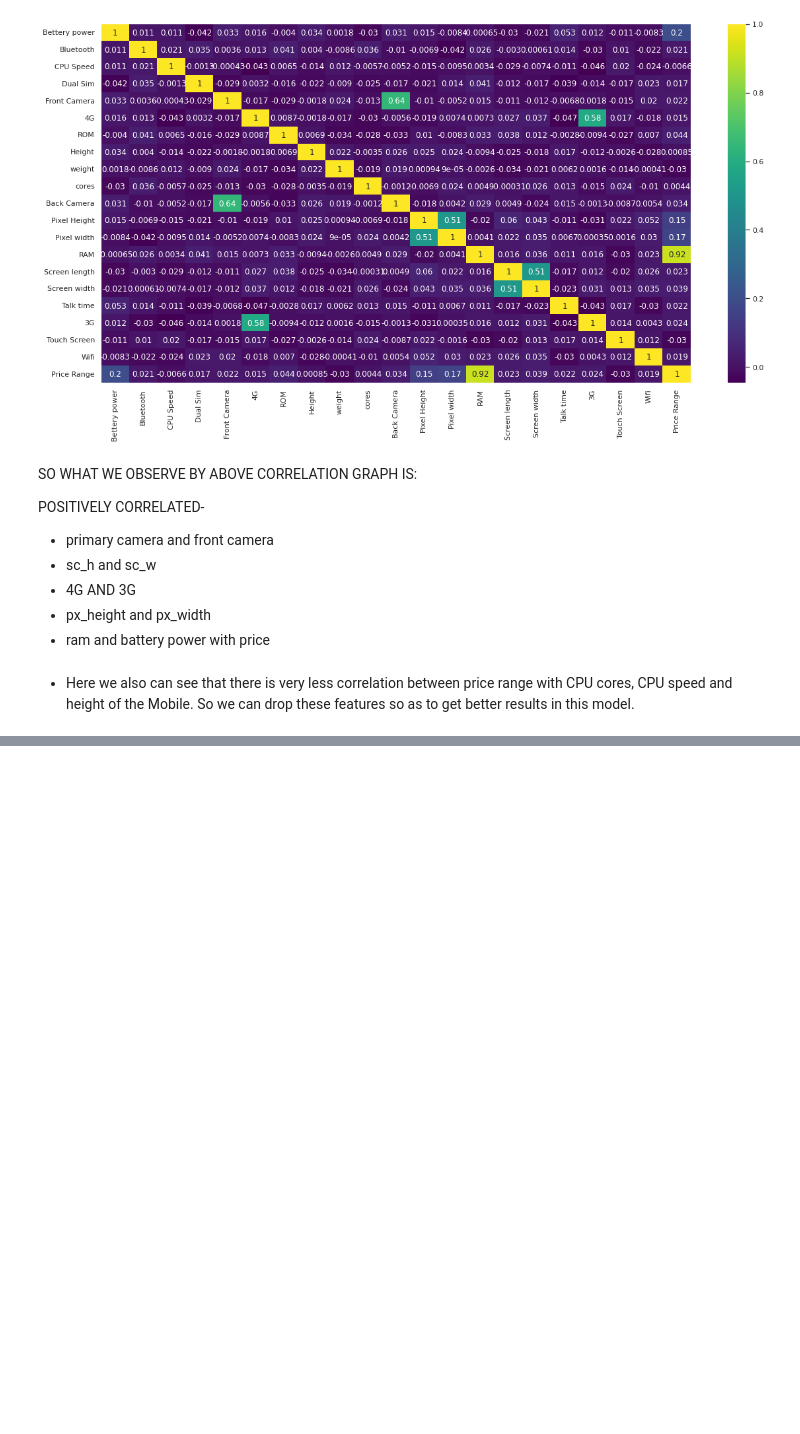
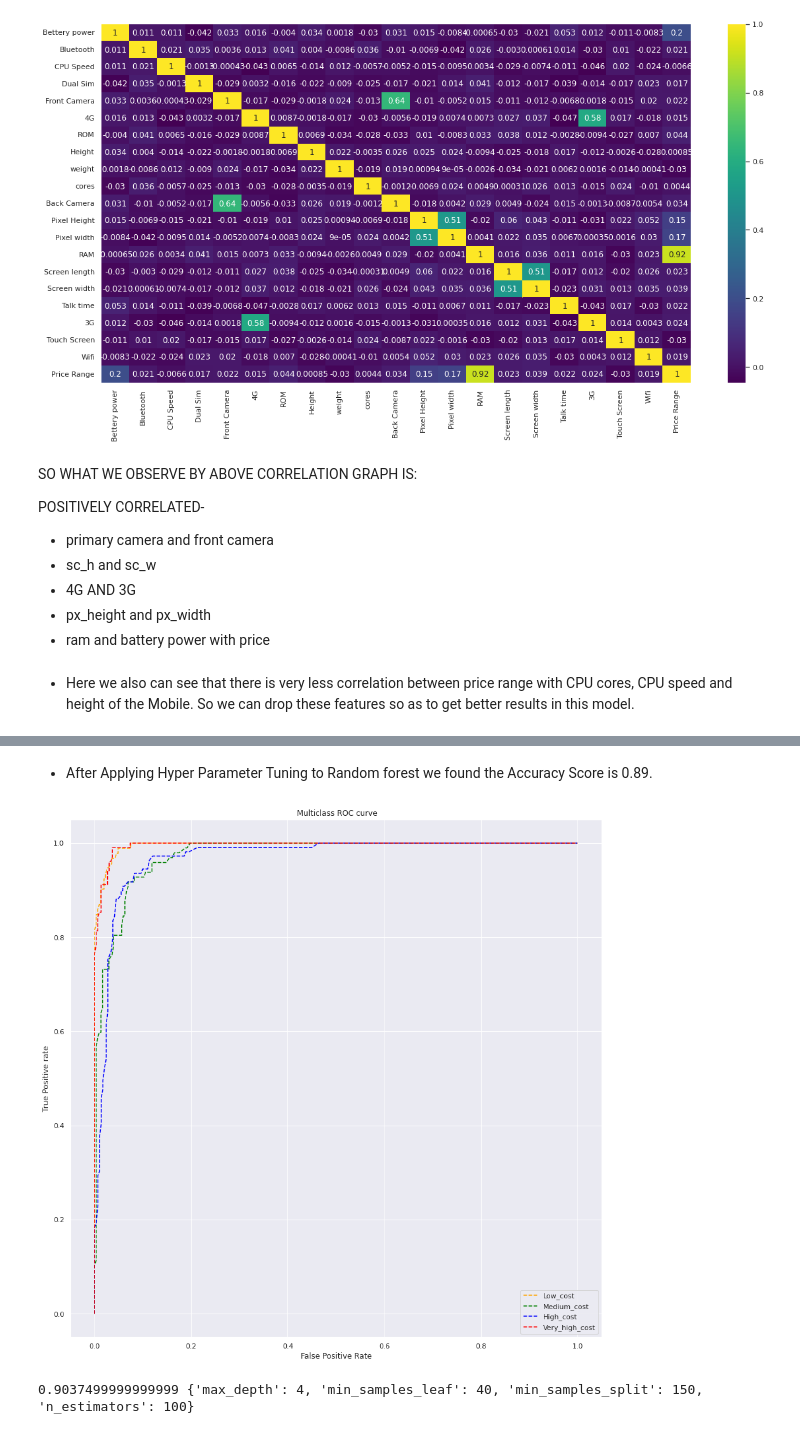
Before and after one commit to pratyushkumarrath/Mobile-Price-Range-Prediction, a Jupyter notebook: Mobile_Price_Range_Prediction_Capstone.ipynb, the cells around one changed output, grey strips where cells are left out. Drawn from its saved outputs; the diff is of its cells as text; code cells hidden in the pictures; blank space fills up the shorter version.

```diff
--- a/Mobile_Price_Range_Prediction_Capstone.ipynb
+++ b/Mobile_Price_Range_Prediction_Capstone.ipynb
@@ -695 +697,58 @@ print(gridgb.best_score_, gridgb.best_params_)
+# %% [markdown]
+* After Applying Hyper Parameter Tuning to Random forest we found the Accuracy Score is 0.89.
+# %%
+#predicting
+y_pred_proba = forest.predict_proba(X_test)
+roc_auc_score(Y_test, y_pred_proba, multi_class='ovo', average='weighted')
+
+# roc curve for classes
+fpr = {}
+tpr = {}
+thresh ={}
+
+n_class = 4
+
+for i in range(n_class):
+    fpr[i], tpr[i], thresh[i] = roc_curve(Y_test, test_preds_prob[:,i], pos_label=i)
+
+# plotting multiclass ROC curve
+plt.plot(fpr[0], tpr[0], linestyle='--',color='orange', label='Low_cost')
+plt.plot(fpr[1], tpr[1], linestyle='--',color='green', label='Medium_cost')
+plt.plot(fpr[2], tpr[2], linestyle='--',color='blue', label='High_cost')
+plt.plot(fpr[3], tpr[3], linestyle='--',color='red', label='Very_high_cost')
+plt.title(' Multiclass ROC curve')
+plt.xlabel('False Positive Rate')
+plt.ylabel('True Positive rate')
+plt.legend(loc='best')
+plt.savefig('Multiclass ROC',dpi=300);
+# %% [output]
+[figure, added]
+# %%
+# Number of trees
+n_estimators = [50,80,100]
+
+# Maximum depth of trees
+max_depth = [4,6,8]
+
+# Minimum number of samples required to split a node
+min_samples_split = [50,100,150]
+
+# Minimum number of samples required at each leaf node
+min_samples_leaf = [40,50]
+
+# HYperparameter Grid
+param_dict = {'n_estimators' : n_estimators,
+              'max_depth' : max_depth,
+              'min_samples_split' : min_samples_split,
+              'min_samples_leaf' : min_samples_leaf}
+
+Grid = GridSearchCV(GradientBoostingClassifier(), param_dict)
+Grid.fit(X_train,Y_train)
+boosting = Grid.best_estimator_
+test_preds_proba = boosting.predict_proba(X_test)
+gb_prediction=boosting.predict(X_test)
+
+print(Grid.best_score_, Grid.best_params_)
+# %% [output]
+0.9037499999999999 {'max_depth': 4, 'min_samples_leaf': 40, 'min_samples_split': 150, 'n_estimators': 100}
 # %%
```
Also changed, not shown: parts of 35 cells of this notebook.
